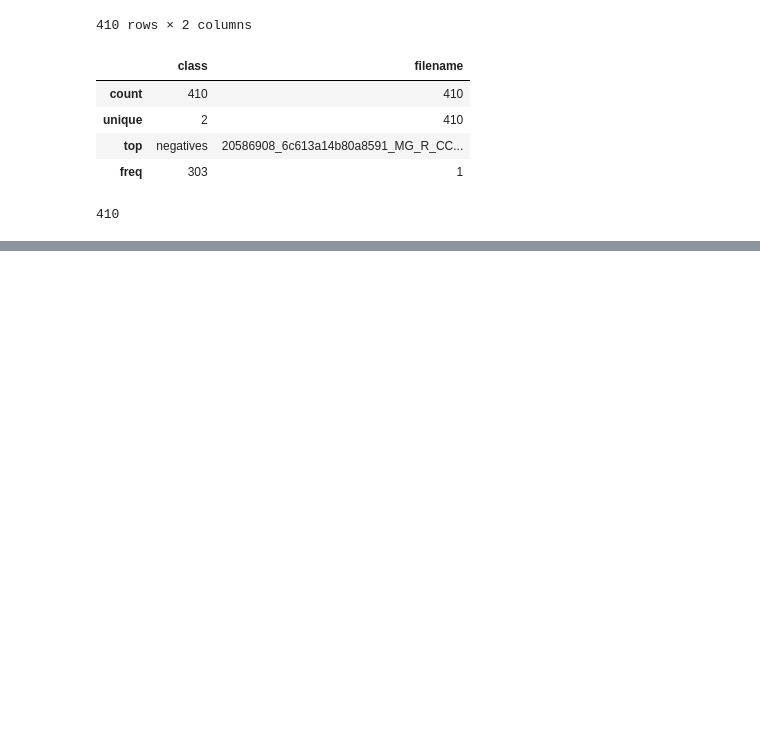
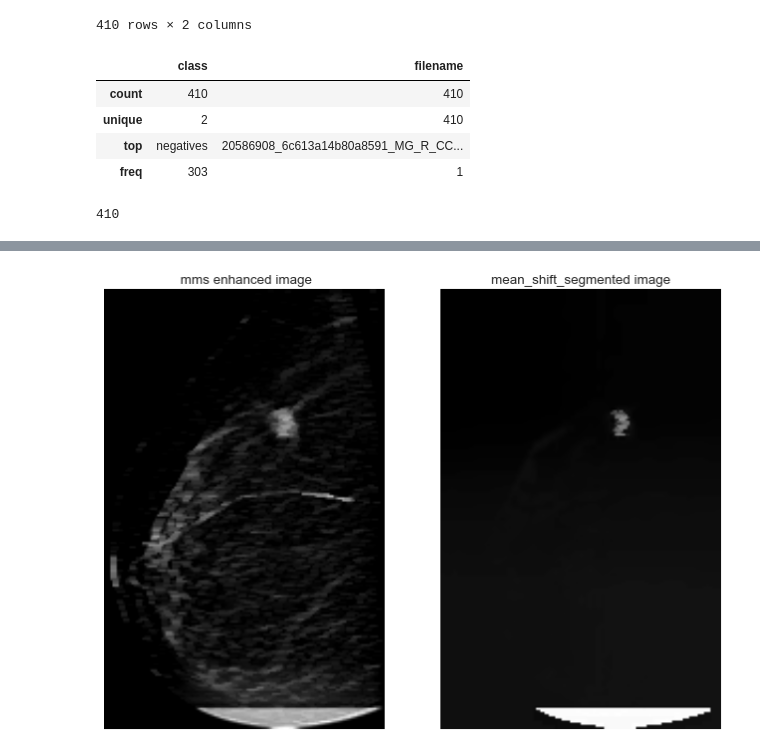
Before and after one commit to abdalrhmanu/breast-mass-detection-and-segmentation-using-multi-scale-morphological-sifting-and-kmeans-clustering, a Jupyter notebook: notebooks/EDA_Imran.ipynb, the cells around one changed output, grey strips where cells are left out. Saved outputs shown, nothing was run; the diff lists cells and outputs as text; code cells hidden in the pictures; blank space fills up the shorter version.

Commit message:
Mean Shift Segmentation

```diff
--- a/notebooks/EDA_Imran.ipynb
+++ b/notebooks/EDA_Imran.ipynb
@@ -223,0 +145,24 @@ AttributeError: module 'logger' has no attribute 'info'
+# %%
+# Apply Mean Shift Segmenation on final MMS Enhanced Image (Not Scale 0 and Scale 1) [without MLT]
+normalized_image_norm = cv2.normalize(normalized_image, None, 0, 255, cv2.NORM_MINMAX, dtype=cv2.CV_8U)
+normalized_image_norm_bgr = cv2.cvtColor(normalized_image_norm, cv2.COLOR_GRAY2BGR)
+mean_shift_img_mms = cv2.pyrMeanShiftFiltering(normalized_image_norm_bgr, 55, 65)
+mean_shift_img_mms_gray = cv2.cvtColor(mean_shift_img_mms, cv2.COLOR_BGR2GRAY)
+
+# Using the threshold values, we generate the three regions.
+fig, ax = plt.subplots(nrows=1, ncols=2, figsize=(10, 8))
+
+# Plotting the mms enhanced image.
+ax[0].imshow(normalized_image, cmap='gray')
+ax[0].set_title(' mms enhanced image')
+ax[0].axis('off')
+
+# Plotting the Multi Otsu result.
+ax[1].imshow(mean_shift_img_mms_gray, cmap='gray')
+ax[1].set_title('mean_shift_segmented image')
+ax[1].axis('off')
+
+plt.subplots_adjust()
+plt.show()
+# %% [output]
+[figure, added]
```
Also changed, not shown: parts of 18 cells of this notebook, 3 other files.
